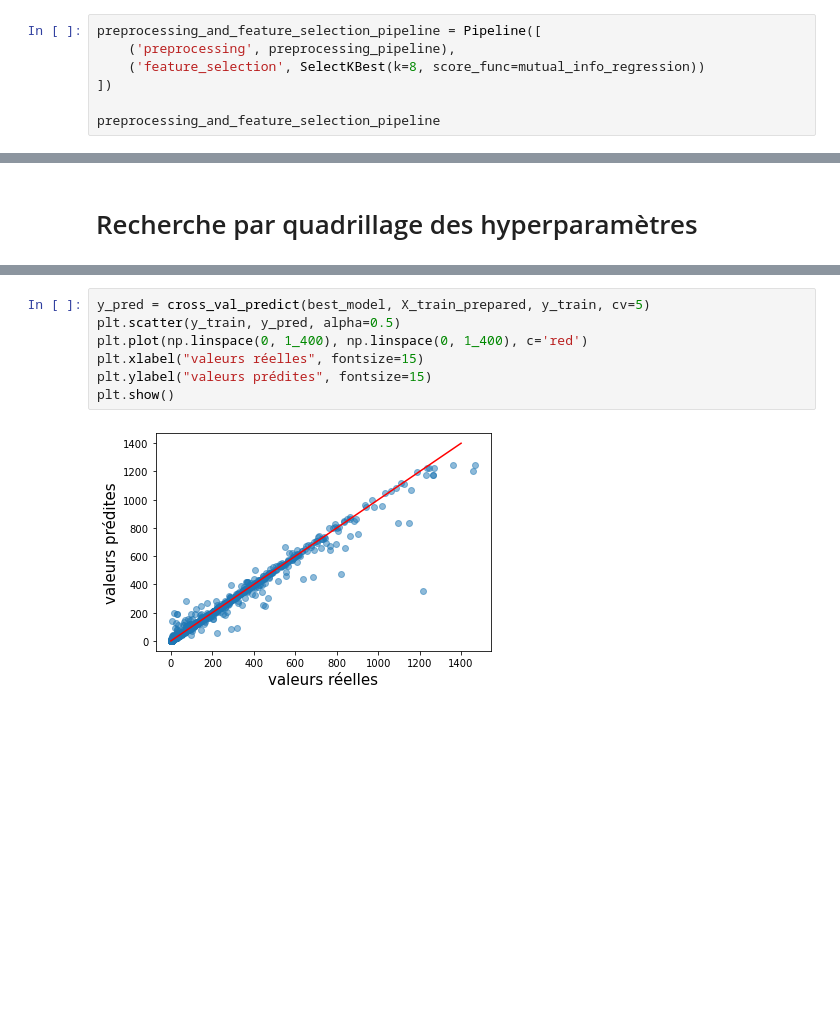
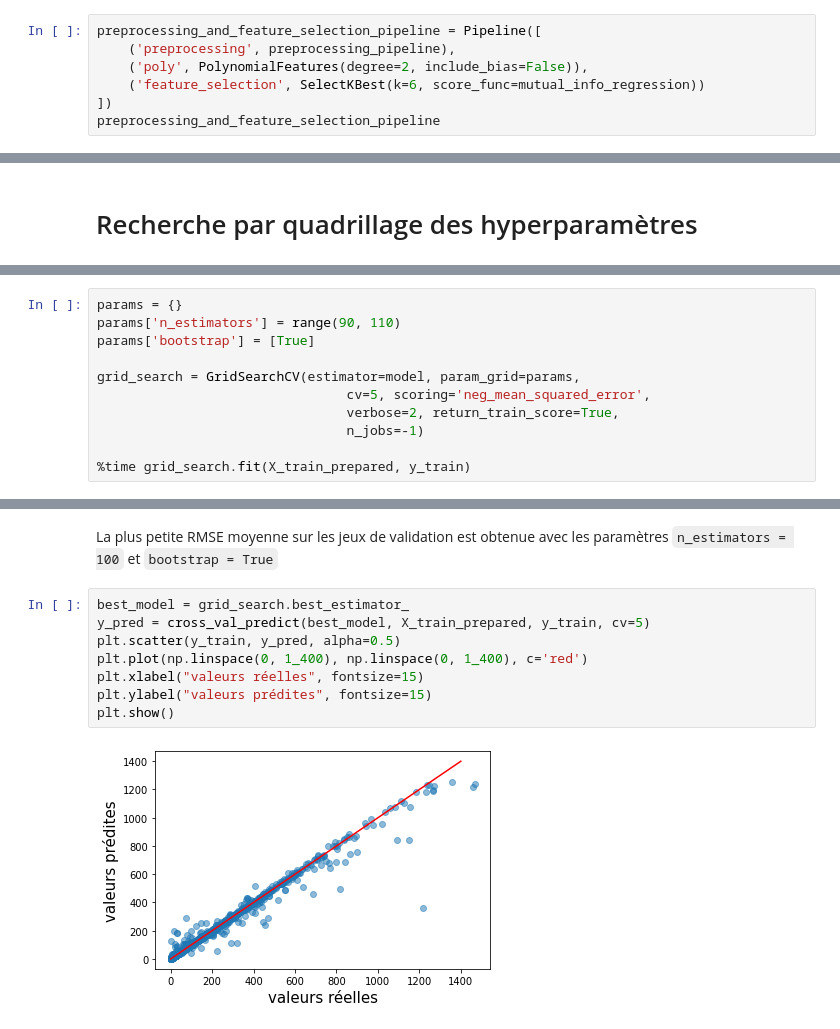
Before and after one commit to quentin-liance/Anticipez-les-besoins-en-consommation-electrique-de-batiments, a Jupyter notebook: pelec_02_modeling.ipynb, the cells around one changed output, grey strips where cells are left out. Saved outputs shown, nothing was run; the diff lists cells and outputs as text; blank space fills up the shorter version.

Commit message:
update model building notebook

```diff
--- a/pelec_02_modeling.ipynb
+++ b/pelec_02_modeling.ipynb
@@ -295,9 +423,9 @@ Les performances du `RandomForestRegressor()` sont bien meilleures que tous nos
 # %%
 preprocessing_and_feature_selection_pipeline = Pipeline([
     ('preprocessing', preprocessing_pipeline),
-    ('feature_selection', SelectKBest(k=8, score_func=mutual_info_regression))
+    ('poly', PolynomialFeatures(degree=2, include_bias=False)),
+    ('feature_selection', SelectKBest(k=6, score_func=mutual_info_regression))
 ])
-
 preprocessing_and_feature_selection_pipeline
 # %% [output]
 Pipeline(steps=[('preprocessing',
@@ -451,0 +529,11 @@ cvres_sample
+# %%
+params = {}
+params['n_estimators'] = range(90, 110)
+params['bootstrap'] = [True]
+
+grid_search = GridSearchCV(estimator=model, param_grid=params,
+                                cv=5, scoring='neg_mean_squared_error',
+                                verbose=2, return_train_score=True,
+                                n_jobs=-1)
+
+%time grid_search.fit(X_train_prepared, y_train)
@@ -452,9 +565,12 @@ cvres_sample
+# %% [markdown]
+La plus petite RMSE moyenne sur les jeux de validation est obtenue avec les paramètres `n_estimators = 100` et `bootstrap = True`
 # %%
+best_model = grid_search.best_estimator_
 y_pred = cross_val_predict(best_model, X_train_prepared, y_train, cv=5)
 plt.scatter(y_train, y_pred, alpha=0.5)
 plt.plot(np.linspace(0, 1_400), np.linspace(0, 1_400), c='red')
 plt.xlabel("valeurs réelles", fontsize=15)
 plt.ylabel("valeurs prédites", fontsize=15)
 plt.show()
 # %% [output]
-[figure, old version]
+[figure, new version]
```
Also changed, not shown: parts of 59 cells of this notebook.
